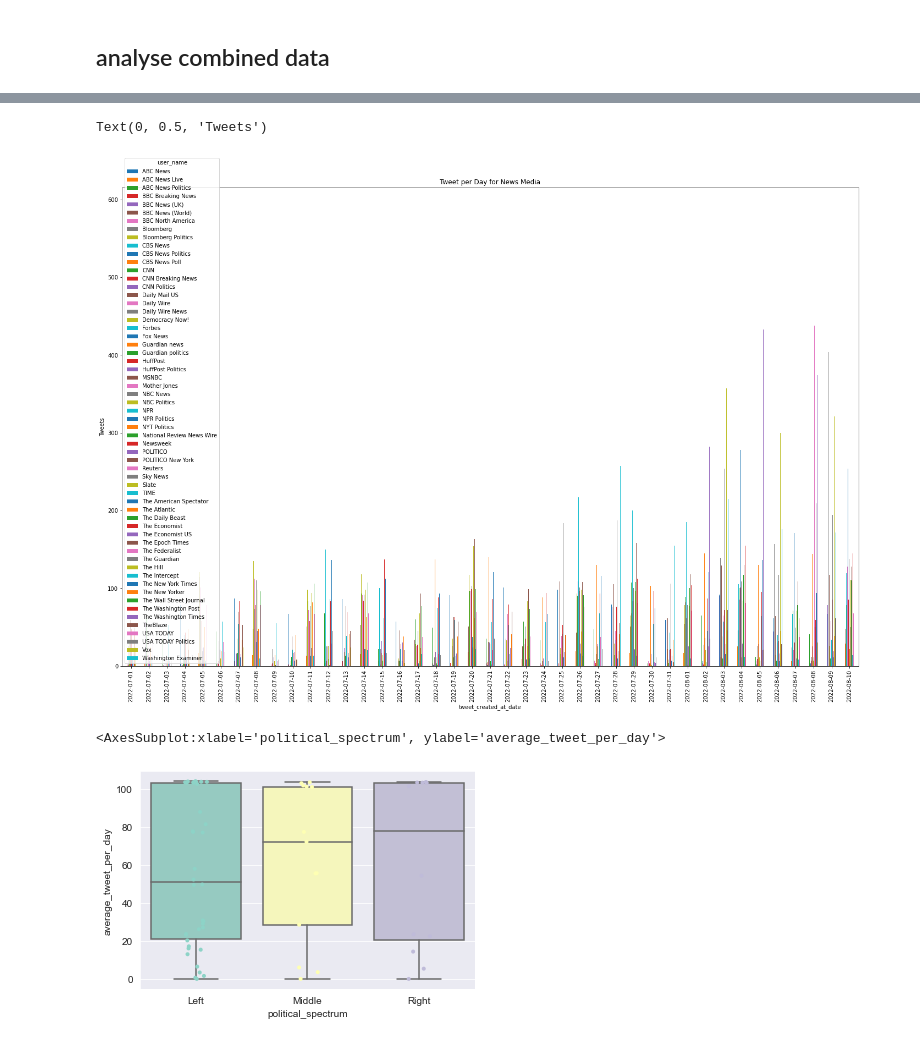
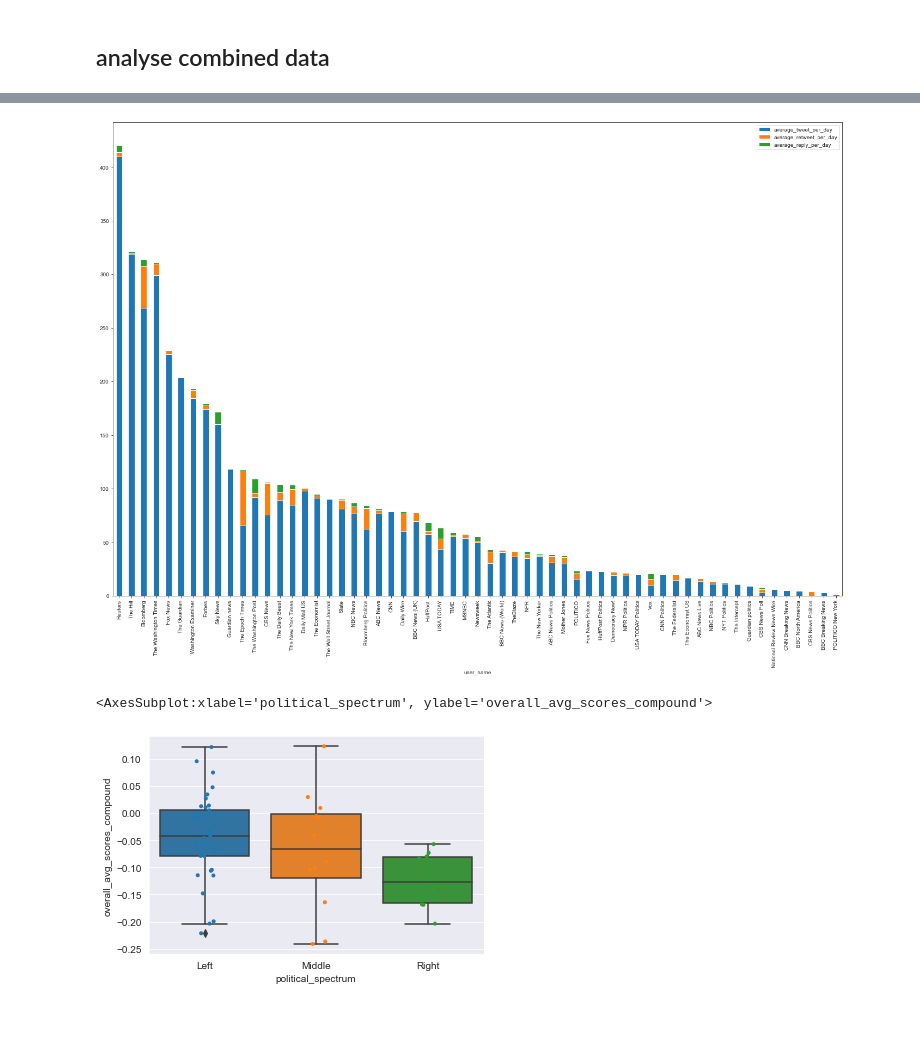
Before and after one commit to katherineskc/data_science_tweets_neutrality, a Jupyter notebook: preliminary_analysis.ipynb, the cells around one changed output, grey strips where cells are left out. Cells and saved outputs as stored; diff of their text form; code cells hidden in the pictures.

```diff
--- a/preliminary_analysis.ipynb
+++ b/preliminary_analysis.ipynb
@@ -149,2 +165,2 @@ combined_data = combined_news_media_tweets_sentiments_score_news_media_df[combin
 # %%
-combined_data.shape
+combined_data = combined_news_media_tweets_sentiments_score_news_media_df
@@ -249,0 +263,3 @@ combined_news_media_tweets_per_day_piv
+# %%
+user_overall_avg_sentiments_score = combined_data.groupby('user_id')[['scores_compound']].mean().reset_index().rename(columns={'scores_compound': 'overall_avg_scores_compound'})
+user_overall_avg_sentiments_score.head()
@@ -249,0 +465,14 @@ combined_news_media_tweets_per_day_piv
+# %%
+# calculate average total tweet per day
+combined_analysis_df['average_total_tweet_per_day'] = round(combined_analysis_df['count_total_tweet_id']/combined_analysis_df['count_total_tweet_created_at_date'],2)
+
+# calculate average tweet per day
+combined_analysis_df['average_tweet_per_day'] = round(combined_analysis_df['count_tweet']/combined_analysis_df['count_total_tweet_created_at_date'],2)
+
+# calculate average retweet per day
+combined_analysis_df['average_retweet_per_day'] = round(combined_analysis_df['count_retweet']/combined_analysis_df['count_total_tweet_created_at_date'],2)
+
+# calculate average reply per day
+combined_analysis_df['average_reply_per_day'] = round(combined_analysis_df['count_reply']/combined_analysis_df['count_total_tweet_created_at_date'],2)
+
+combined_analysis_df.head()
@@ -249,0 +487,20 @@ combined_news_media_tweets_per_day_piv
+# %%
+# calculate perentage of tweet_ct_abortion_keyword
+combined_analysis_df['tweet_ct_abortion_keyword_percentage'] = round(combined_analysis_df['tweet_ct_abortion_keyword']/combined_analysis_df['count_tweet'],2)
+
+# calculate perentage of tweet_ct_gun_control_keyword
+combined_analysis_df['tweet_ct_gun_control_keyword_percentage'] = round(combined_analysis_df['tweet_ct_gun_control_keyword']/combined_analysis_df['count_tweet'],2)
+
+# calculate perentage of tweet_ct_gay_marriage_keyword
+combined_analysis_df['tweet_ct_gay_marriage_keyword_percentage'] = round(combined_analysis_df['tweet_ct_gay_marriage_keyword']/combined_analysis_df['count_tweet'],2)
+
+# calculate perentage of tweet_ct_climate_change_keyword
+combined_analysis_df['tweet_ct_climate_change_keyword_percentage'] = round(combined_analysis_df['tweet_ct_climate_change_keyword']/combined_analysis_df['count_tweet'],2)
+
+# calculate perentage of tweet_ct_gender_identity_keyword
+combined_analysis_df['tweet_ct_gender_identity_keyword_percentage'] = round(combined_analysis_df['tweet_ct_gender_identity_keyword']/combined_analysis_df['count_tweet'],2)
+
+# calculate perentage of tweet_ct_inflation_keyword
+combined_analysis_df['tweet_ct_inflation_keyword_percentage'] = round(combined_analysis_df['tweet_ct_inflation_keyword']/combined_analysis_df['count_tweet'],2)
+
+combined_analysis_df.head()
@@ -250,8 +515,9 @@ combined_news_media_tweets_per_day_piv
 # %%
-combined_news_media_tweets_per_day_piv.plot(kind='bar',figsize=(24,16))
-plt.title("Tweet per Day for News Media")
-plt.xlabel("tweet_created_at_date")
-plt.ylabel("Tweets")
+ax = combined_analysis_df.sort_values('average_total_tweet_per_day', ascending=False).plot.bar(
+    x='user_name',
+    y=['average_tweet_per_day','average_retweet_per_day','average_reply_per_day'],
+    rot=90,
+    stacked=True,
+    figsize=(24,16))
 # %% [output]
-Text(0, 0.5, 'Tweets')
-[figure, old version]
+[figure, new version]
@@ -258,11 +526,11 @@ Text(0, 0.5, 'Tweets')
 # %%
-# tweet per day
+# overall_avg_scores_compound by political_spectrum
 
 sns.set_style("darkgrid")
 
-sns.boxplot(x="political_spectrum", y="average_tweet_per_day", data=analysis_1)
-sns.stripplot(x="political_spectrum", y="average_tweet_per_day", data=analysis_1,
+sns.boxplot(x="political_spectrum", y="overall_avg_scores_compound", data=combined_analysis_df)
+sns.stripplot(x="political_spectrum", y="overall_avg_scores_compound", data=combined_analysis_df,
               size=4, jitter=True, edgecolor="gray")
 # %% [output]
-<AxesSubplot:xlabel='political_spectrum', ylabel='average_tweet_per_day'>
+<AxesSubplot:xlabel='political_spectrum', ylabel='overall_avg_scores_compound'>
-[figure, old version]
+[figure, new version]
```
Also changed, not shown: parts of 29 cells of this notebook.
